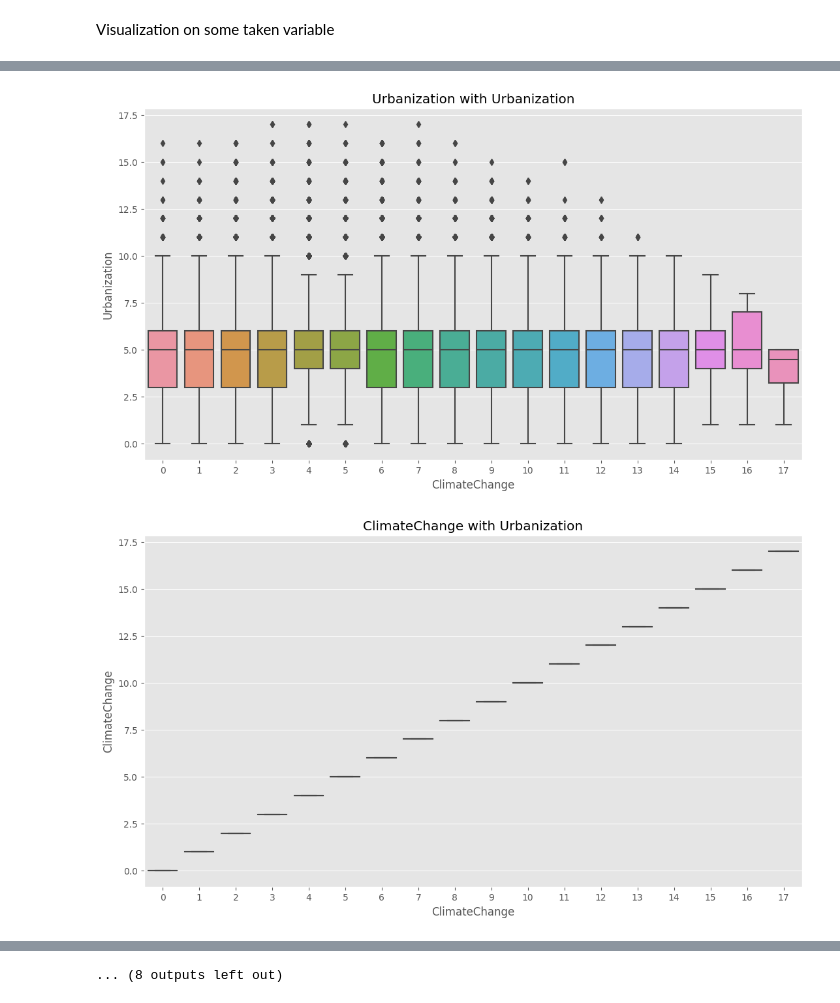
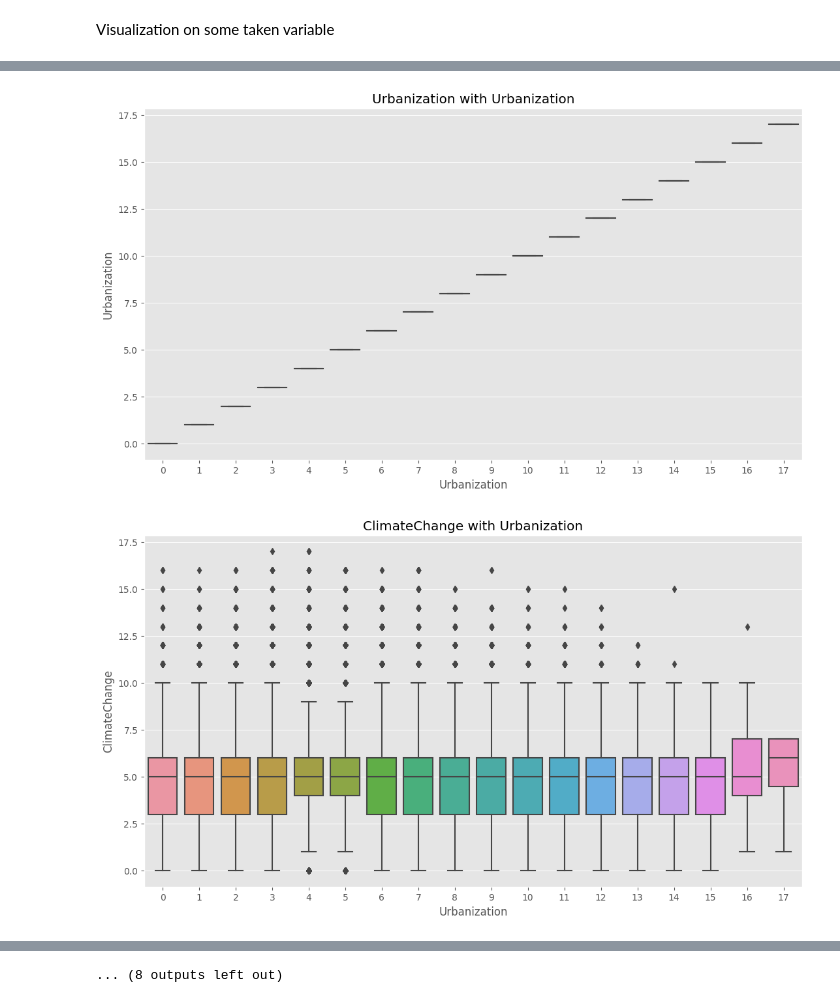
Before and after one commit to NazninNaharSr/DataScience, a Jupyter notebook: Flood_Prediction.ipynb, the cells around one changed output, grey strips where cells are left out. Cells and saved outputs as stored; diff of their text form; code cells hidden in the pictures.

Commit message:
Kaggle Notebook | Flood Prediction | Version 2

```diff
--- a/Flood_Prediction.ipynb
+++ b/Flood_Prediction.ipynb
@@ -25,8 +25,8 @@ for dirname, _, filenames in os.walk('/kaggle/input'):
 # %% [markdown]
 Load dataset
 # %%
-data = pd.read_csv('/kaggle/input/playground-series-s4e5/train.csv')
-data.head()
+train_data = pd.read_csv('/kaggle/input/playground-series-s4e5/train.csv')
+train_data.head()
 # %% [output]
 |  | id | MonsoonIntensity | TopographyDrainage | RiverManagement | Deforestation | Urbanization | ... |
 | 0 | 0 | 5 | 8 | 5 | 8 | 6 | ... |
@@ -125,0 +178,2 @@ test = data [col]
+# %%
+train_data = train_data [col]
@@ -143,6 +199,6 @@ plt.style.use('ggplot')
 for i in col:
     plt.figure(figsize=(13, 7))
     plt.title(str(i) + " with " + str('Urbanization'))
-    sns.boxplot(x=data.ClimateChange, y=train[i])
+    sns.boxplot(x=train_data.Urbanization, y=train_data[i])
     plt.show()
 # %% [output]
@@ -153,2 +209,2 @@ for i in col:
-[figure, old version]
+[figure, new version]
-[figure, old version]
+[figure, new version]
```
Also changed, not shown: parts of 28 cells of this notebook.
